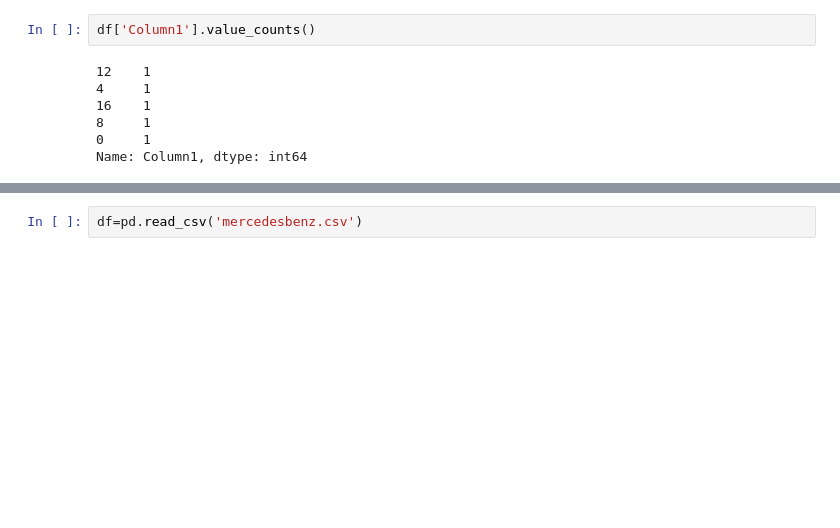
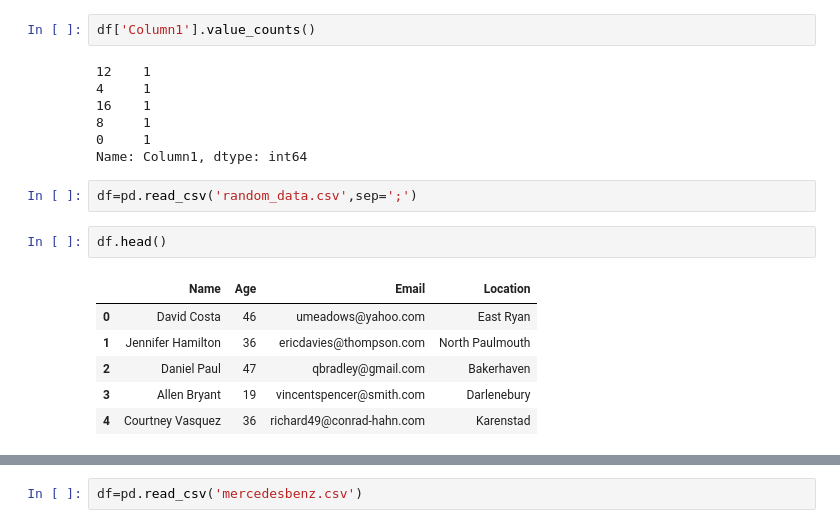
Before and after one commit to GS-Bishwasa/AI-ML-Journy, a Jupyter notebook: Tutorial 5,6,7/4- Pandas tutorial.ipynb, the cells around one changed output, grey strips where cells are left out. Cells and saved outputs as stored; diff of their text form; blank space fills up the shorter version.

```diff
--- a/Tutorial 5/4- Pandas tutorial.ipynb
+++ b/Tutorial 5,6,7/4- Pandas tutorial.ipynb
@@ -79,3 +79,14 @@ df['Column1'].value_counts()
 8     1
 0     1
 Name: Column1, dtype: int64
+# %%
+df=pd.read_csv('random_data.csv',sep=';')
+# %%
+df.head()
+# %% [output]
+|  | Name | Age | Email | Location |
+| 0 | David Costa | 46 | umeadows@yahoo.com | East Ryan |
+| 1 | Jennifer Hamilton | 36 | ericdavies@thompson.com | North Paulmouth |
+| 2 | Daniel Paul | 47 | qbradley@gmail.com | Bakerhaven |
+| 3 | Allen Bryant | 19 | vincentspencer@smith.com | Darlenebury |
+| 4 | Courtney Vasquez | 36 | richard49@conrad-hahn.com | Karenstad |
```
Also changed, not shown: parts of 1 cell of this notebook, 6 other files.
